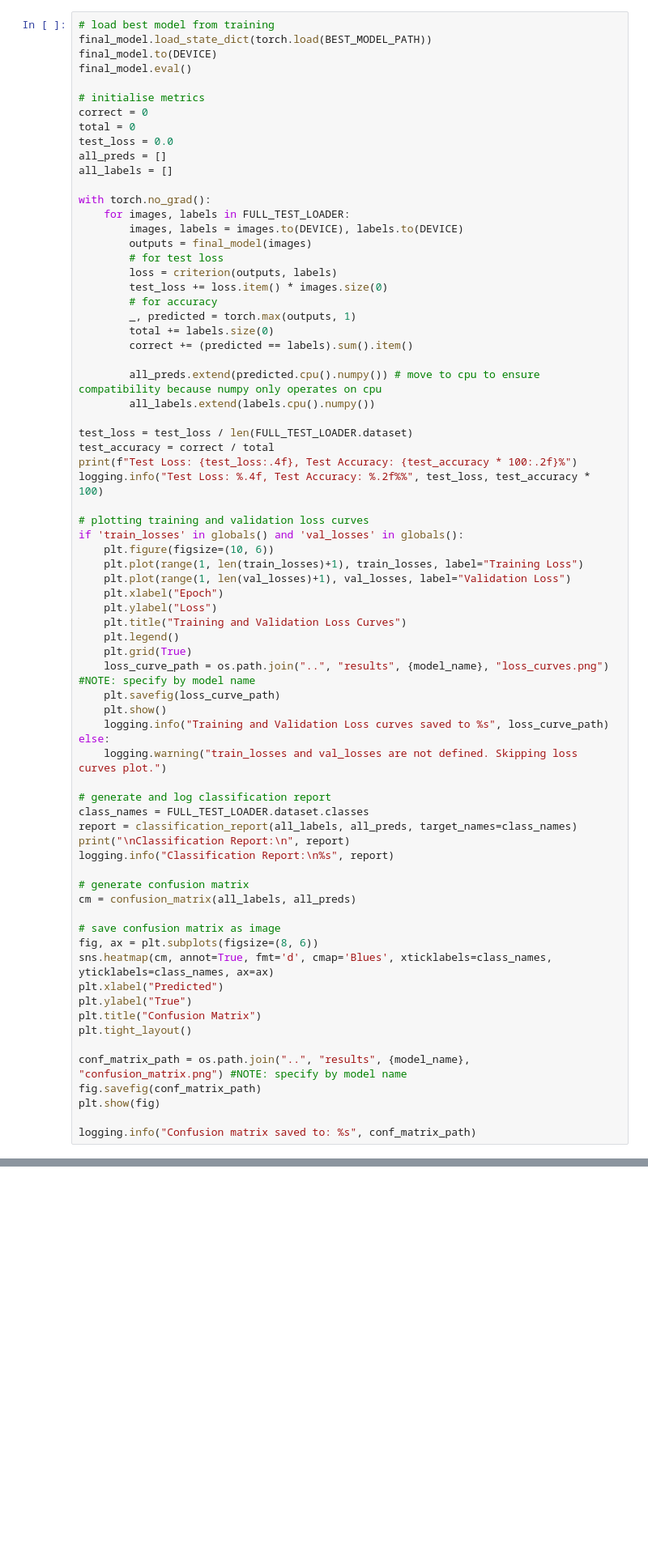
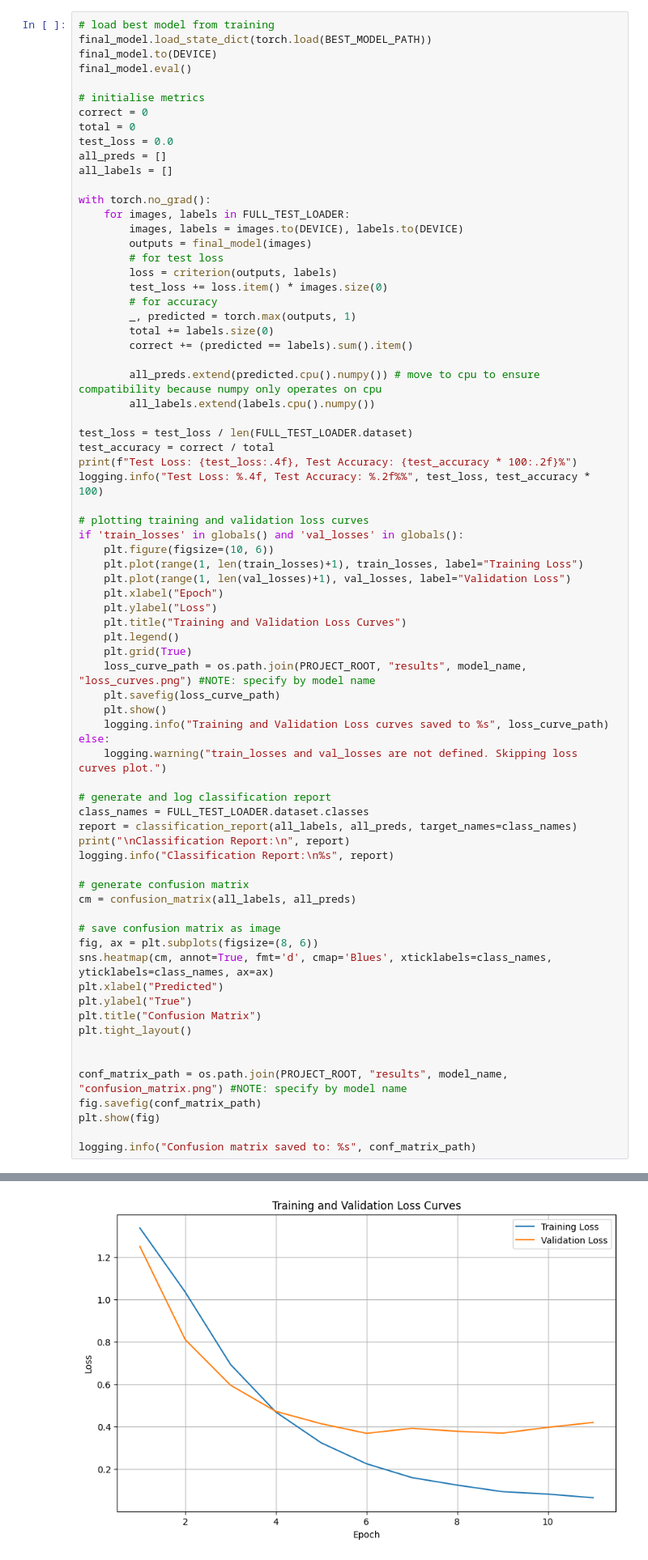
Before and after one commit to Shockbob17/DogEmotionADL, a Jupyter notebook: finalNotebooks/ENSE.ipynb, the cells around one changed output, grey strips where cells are left out. Shown at 81% size. Drawn from its saved outputs; the diff is of its cells as text; blank space fills up the shorter version.

```diff
--- a/finalNotebooks/ENSE.ipynb
+++ b/finalNotebooks/ENSE.ipynb
@@ -623,7 +625,7 @@ if 'train_losses' in globals() and 'val_losses' in globals():
     plt.title("Training and Validation Loss Curves")
     plt.legend()
     plt.grid(True)
-    loss_curve_path = os.path.join("..", "results", {model_name}, "loss_curves.png") #NOTE: specify by model name
+    loss_curve_path = os.path.join(PROJECT_ROOT, "results", model_name, "loss_curves.png") #NOTE: specify by model name
     plt.savefig(loss_curve_path)
     plt.show()
     logging.info("Training and Validation Loss curves saved to %s", loss_curve_path)
@@ -647,8 +649,10 @@ plt.ylabel("True")
 plt.title("Confusion Matrix")
 plt.tight_layout()
 
-conf_matrix_path = os.path.join("..", "results", {model_name}, "confusion_matrix.png") #NOTE: specify by model name
+
+conf_matrix_path = os.path.join(PROJECT_ROOT, "results", model_name, "confusion_matrix.png") #NOTE: specify by model name
 fig.savefig(conf_matrix_path)
 plt.show(fig)
 
 logging.info("Confusion matrix saved to: %s", conf_matrix_path)
+# %% [output]
@@ -654,0 +660 @@ logging.info("Confusion matrix saved to: %s", conf_matrix_path)
+[figure, added]
```
Also changed, not shown: parts of 6 cells of this notebook, 7 other files.
